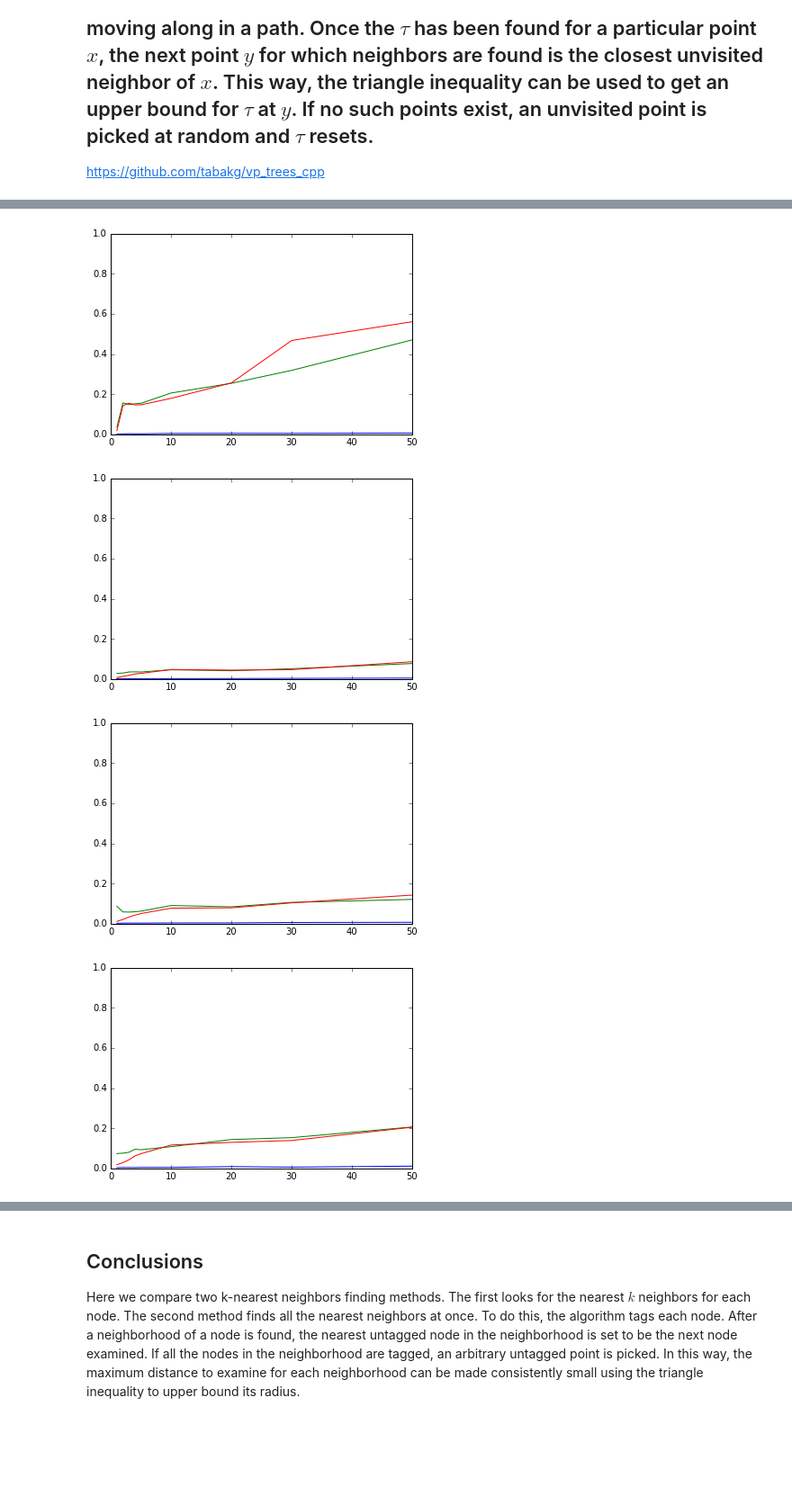
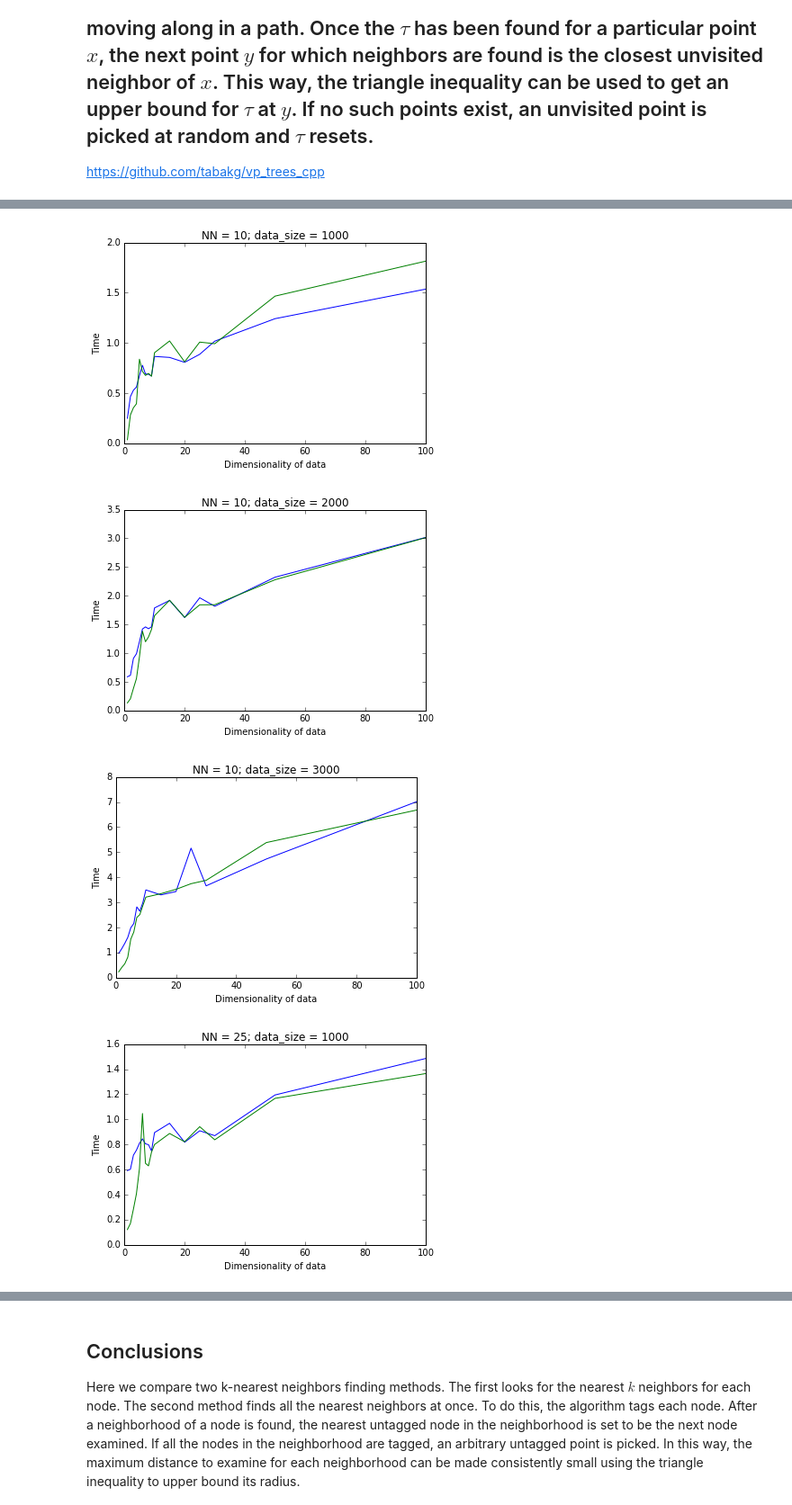
Before and after one commit to tabakg/vp_trees_cpp, a Jupyter notebook: Benchmarks.ipynb, the cells around one changed output, grey strips where cells are left out. Shown: that part at 90% size. Drawn from its saved outputs; the diff is of its cells as text; code cells hidden in the pictures; blank space fills up the shorter version.

```diff
--- a/Benchmarks.ipynb
+++ b/Benchmarks.ipynb
@@ -25,7 +25,7 @@ sigma = 1.0
 # %%
 D = {}
 # %%
-dims = [1,2,3,4,5,10,20,30,50]
-data_sizes = [100,200,300,400,500,600,700,800,900,1000,1250,1500,1750,2000,3000,5000,10000]
-NNs = [10,20,50,100]
+dims = [1,2,3,4,5,6,7,8,9,10,15,20,25,30,50,100]
+data_sizes = [1000,2000,3000]## [100,200,300,400,500,600,700,800,900,1000,1250,1500,1750,2000,3000,5000,10000]
+NNs = [10,25,50,100,200,500]
 # %%
@@ -46,6 +56,7 @@ for dim in dims:
 # %%
-### plot as a function of data sizes for each dim and NN
-for dim in dims:
-    for NN in NNs:
-        plt.plot(data_sizes,map(lambda z :D[dim,z,NN],data_sizes))
-        plt.show()
+# ### plot as a function of data sizes for each dim and NN
+# for dim in dims:
+#     for NN in NNs:
+#         plt.plot(data_sizes,map(lambda z :D[dim,z,NN][1:3],data_sizes))
+#         plt.legend(handles=[line_up, line_down])
+#         plt.show()
@@ -66,6 +63,9 @@ for dim in dims:
 # %%
-### plot as a function of NN for each data_size and dim
-for dim in dims:
-    for data_size in data_sizes:
-        plt.plot(NNs,map(lambda z :D[dim,data_size,z],NNs))
-        plt.show()
+# ### plot as a function of NN for each data_size and dim
+# for dim in dims:
+#     for data_size in data_sizes:
+#         plt.plot(NNs,map(lambda z : D[dim,data_size,z][1:3],NNs))
+#         plt.title("dim = " + str(dim)+ "; data_size = " + str(data_size))
+#         plt.xlabel("Number of nearest neighbors")
+#         plt.ylabel("Time")
+#         plt.show()
@@ -86,11 +72,14 @@ for dim in dims:
 # %%
 ### plot as a function of dim for each data_size and NN
 for NN in NNs:
     for data_size in data_sizes:
-        plt.plot(dims,map(lambda z :D[z,data_size,NN],dims))
+        plt.plot(dims,map(lambda z :D[z,data_size,NN][1:3],dims))
+        plt.title("NN = " + str(NN)+ "; data_size = " + str(data_size))
+        plt.xlabel("Dimensionality of data")
+        plt.ylabel("Time")
         plt.show()
 # %% [output]
-[figure, old version]
+[figure, new version]
-[figure, old version]
+[figure, new version]
-[figure, old version]
+[figure, new version]
-[figure, old version]
+[figure, new version]
```
Also changed, not shown: parts of 6 cells of this notebook, 12 other files.
